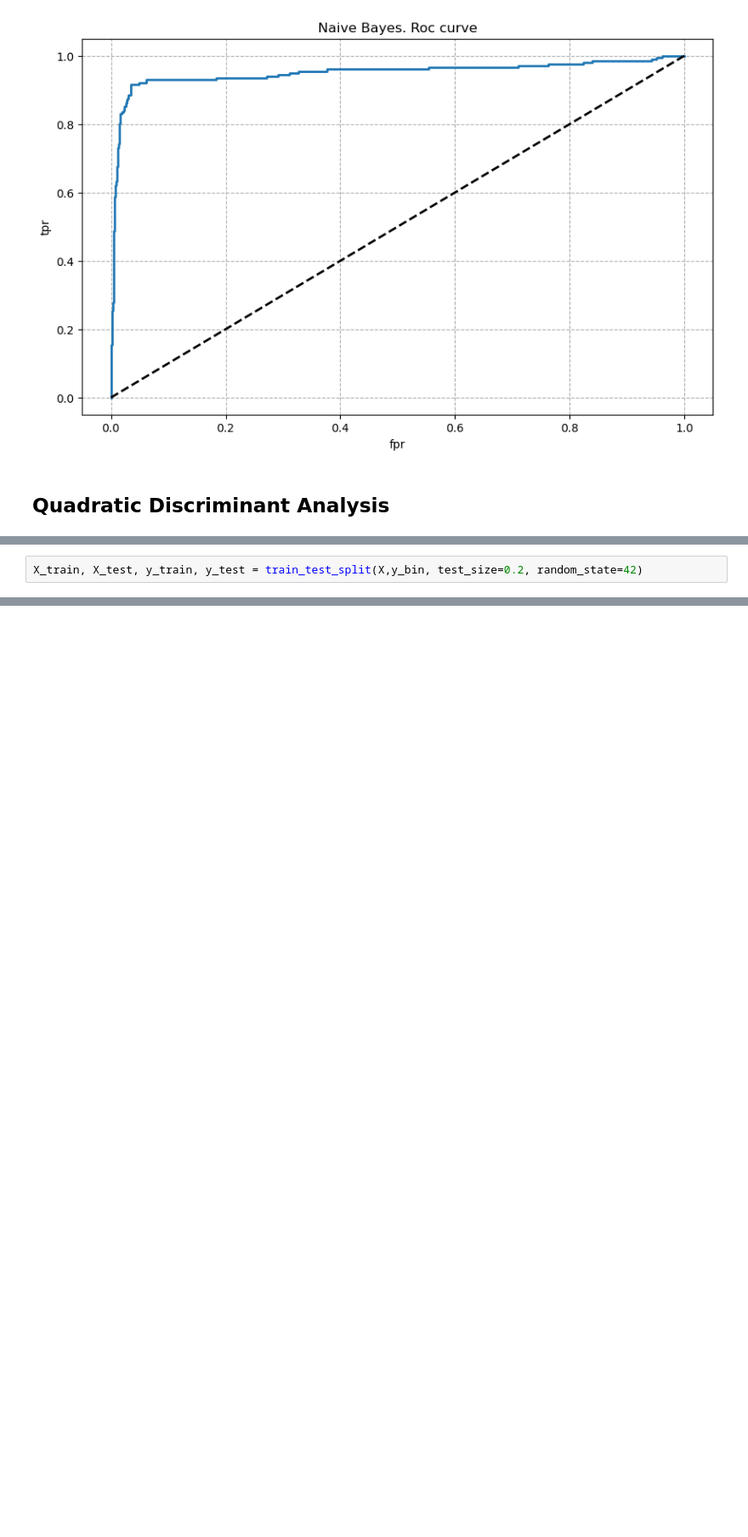
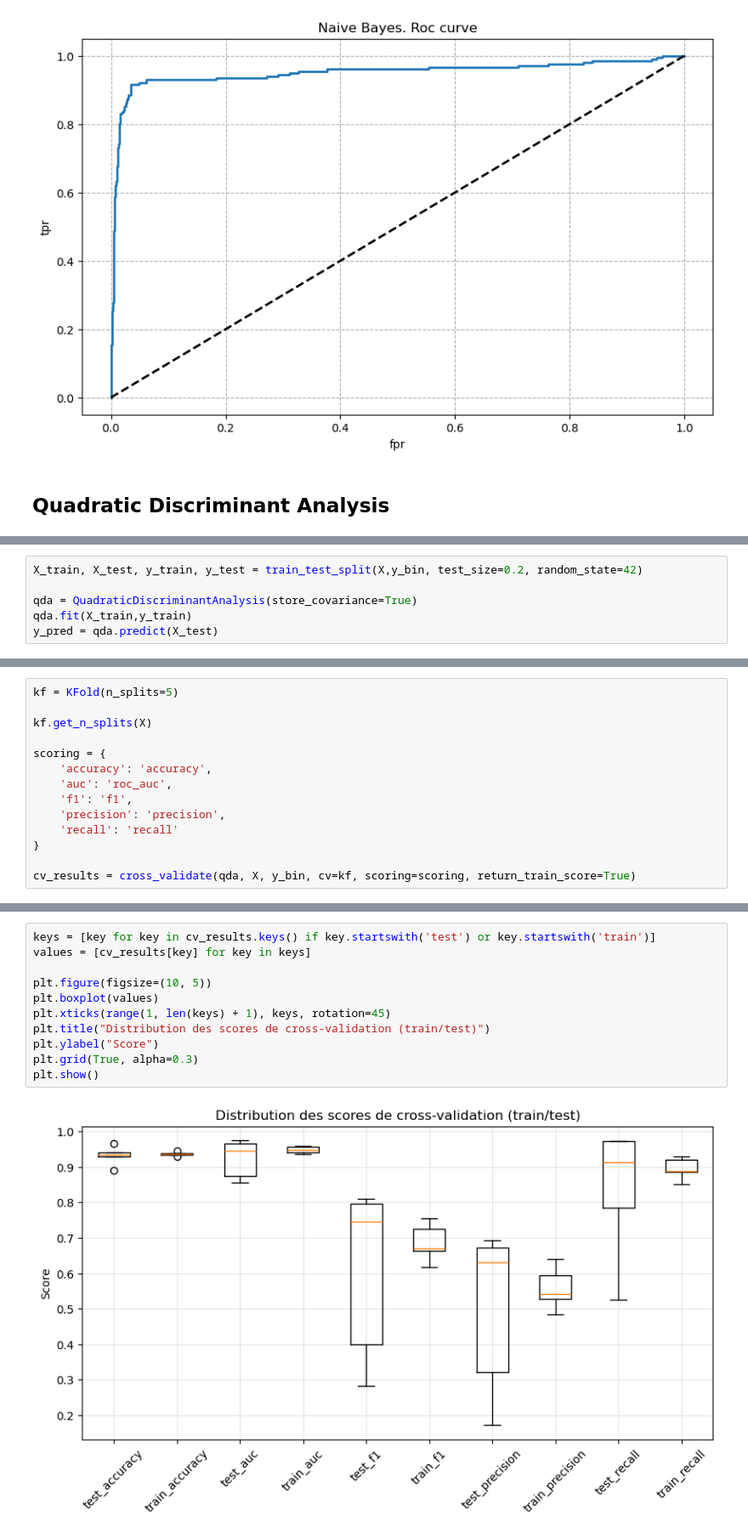
Before and after one commit to Guillaume-melis/Machine_Learning_S1, a Jupyter notebook: Old/old_tp.ipynb, the cells around one changed output, grey strips where cells are left out. Shown at 85% size. Drawn from its saved outputs; the diff is of its cells as text; blank space fills up the shorter version.

Commit message:
End of all 1st tp algo test

```diff
--- a/Old/old_tp.ipynb
+++ b/Old/old_tp.ipynb
@@ -426,2 +428,6 @@ plt.show()
 # %%
 X_train, X_test, y_train, y_test = train_test_split(X,y_bin, test_size=0.2, random_state=42)
+
+qda = QuadraticDiscriminantAnalysis(store_covariance=True)
+qda.fit(X_train,y_train)
+y_pred = qda.predict(X_test)
@@ -427,0 +452,14 @@ X_train, X_test, y_train, y_test = train_test_split(X,y_bin, test_size=0.2, rand
+# %%
+kf = KFold(n_splits=5)
+
+kf.get_n_splits(X)
+
+scoring = {
+    'accuracy': 'accuracy',
+    'auc': 'roc_auc',
+    'f1': 'f1',
+    'precision': 'precision',
+    'recall': 'recall'
+}
+
+cv_results = cross_validate(qda, X, y_bin, cv=kf, scoring=scoring, return_train_score=True)
@@ -427,0 +481,13 @@ X_train, X_test, y_train, y_test = train_test_split(X,y_bin, test_size=0.2, rand
+# %%
+keys = [key for key in cv_results.keys() if key.startswith('test') or key.startswith('train')]
+values = [cv_results[key] for key in keys]
+
+plt.figure(figsize=(10, 5))
+plt.boxplot(values)
+plt.xticks(range(1, len(keys) + 1), keys, rotation=45)
+plt.title("Distribution des scores de cross-validation (train/test)")
+plt.ylabel("Score")
+plt.grid(True, alpha=0.3)
+plt.show()
+# %% [output]
+[figure, added]
```
Also changed, not shown: parts of 32 cells of this notebook.
